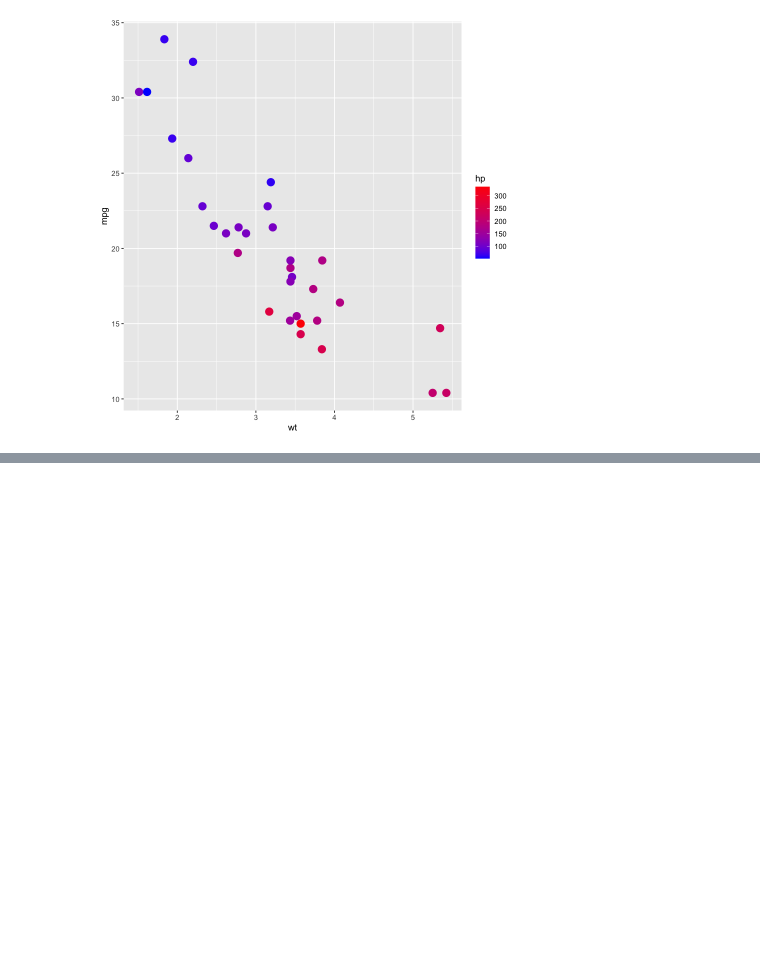
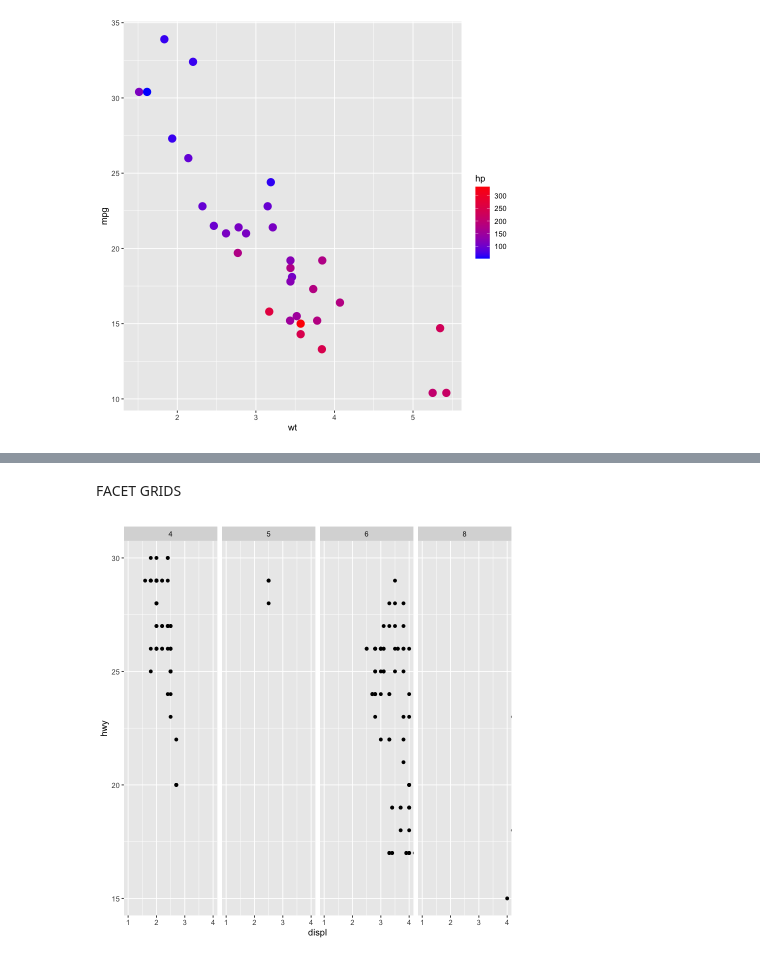
Before and after one commit to roblivesinottawa/data_visualization_project, a Jupyter notebook: notebooks/R/scatt.ipynb, the cells around one changed output, grey strips where cells are left out. Saved outputs shown, nothing was run; the diff lists cells and outputs as text; code cells hidden in the pictures; blank space fills up the shorter version.

```diff
--- a/notebooks/R/scatt.ipynb
+++ b/notebooks/R/scatt.ipynb
@@ -88,0 +117,9 @@ print(pl)
+# %% [markdown]
+FACET GRIDS
+# %%
+pl <- ggplot(df, aes(x = displ, y = hwy)) + geom_point() +
+coord_cartesian(xlim = c(1, 4), ylim = c(15, 30)) +
+facet_grid(. ~ cyl)
+print(pl)
+# %% [output]
+[figure, added]
```
Also changed, not shown: parts of 6 cells of this notebook, 2 other files.
